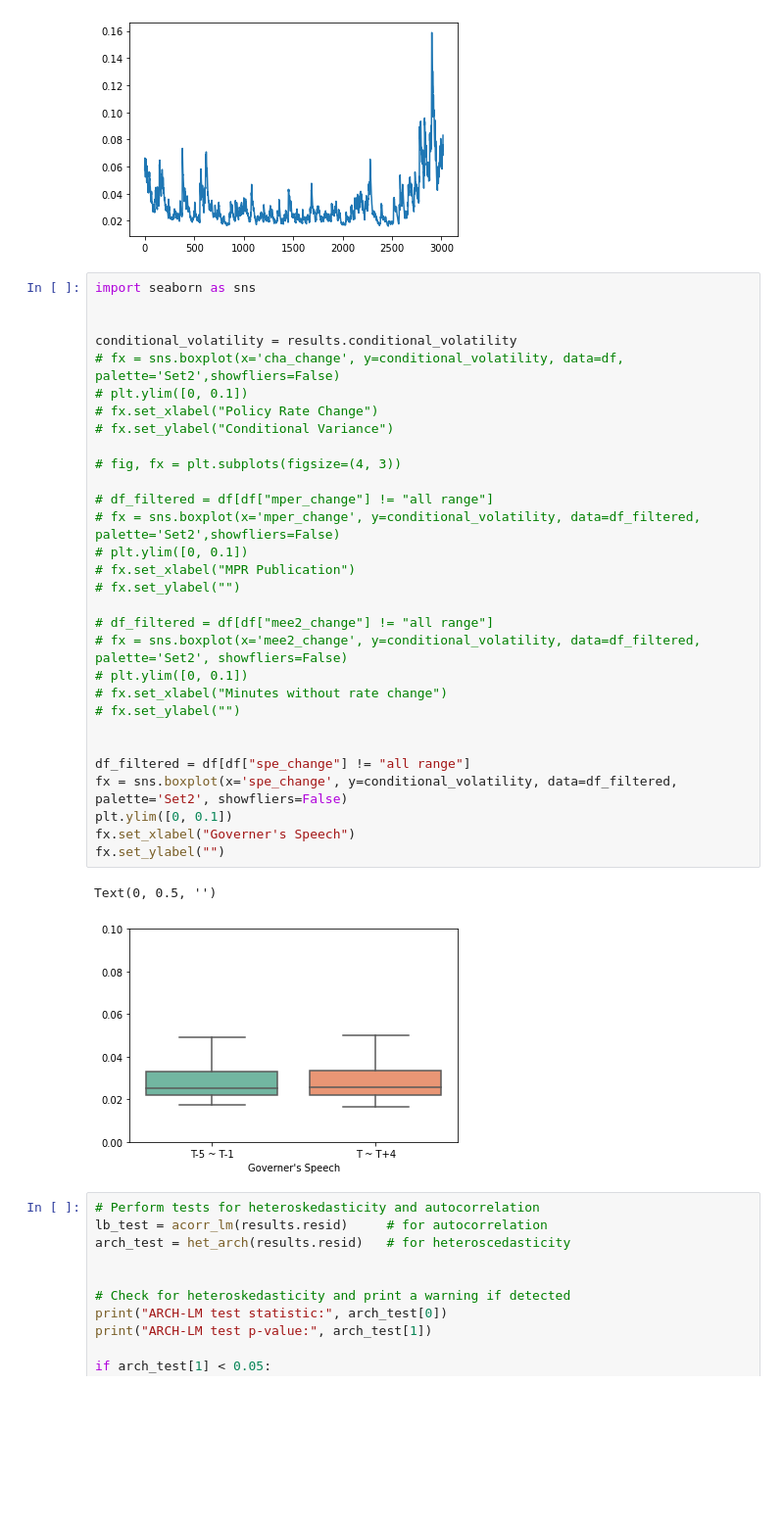
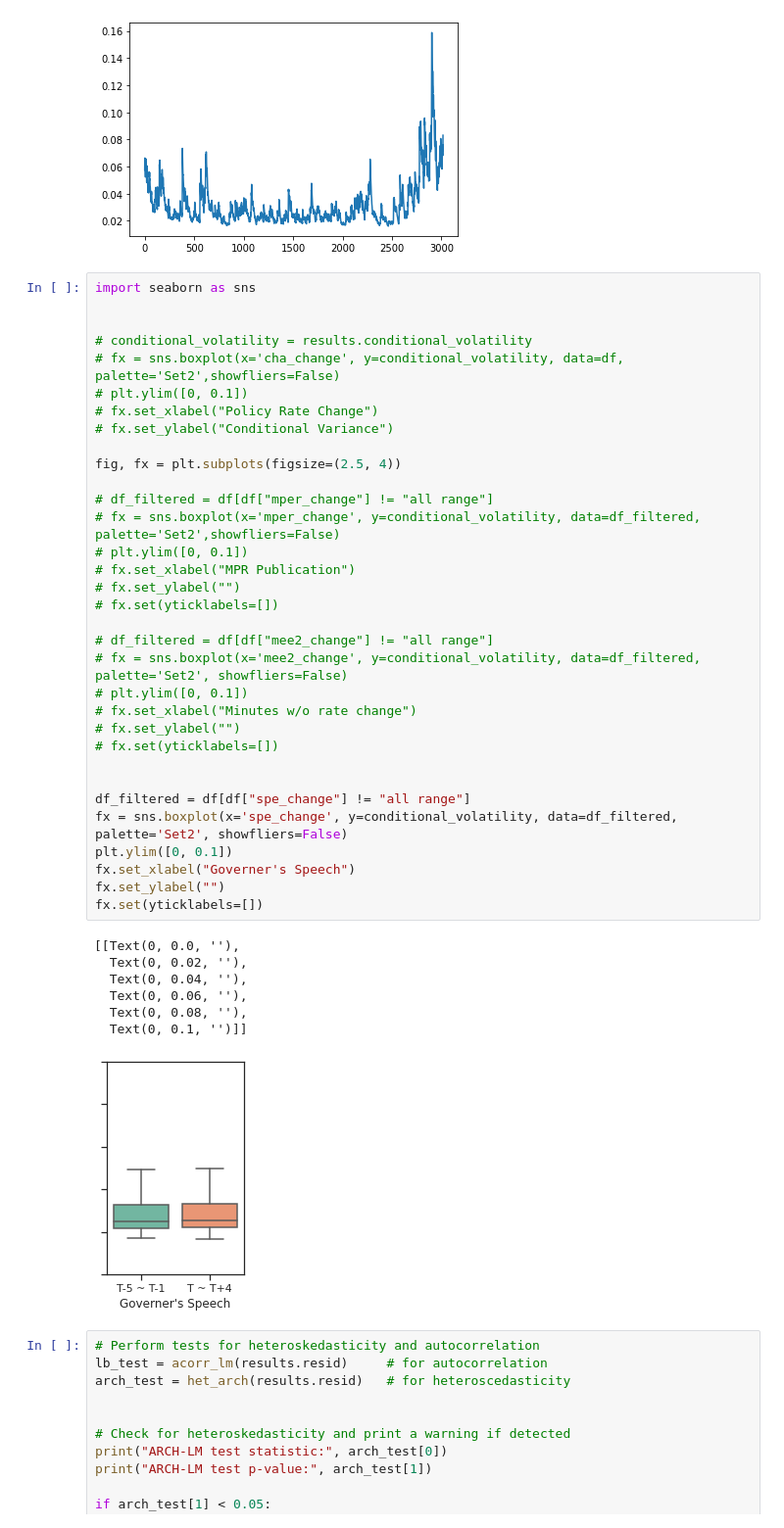
Before and after one commit to rezu98/colab, a Jupyter notebook: Untitled1.ipynb, the cells around one changed output. Shown at 98% size. Cells and saved outputs as stored; diff of their text form; blank space fills up the shorter version.

```diff
--- a/Untitled1.ipynb
+++ b/Untitled1.ipynb
@@ -252,36 +252,44 @@ plt.show()
 # %%
 import seaborn as sns
 
 
-conditional_volatility = results.conditional_volatility
+# conditional_volatility = results.conditional_volatility
 # fx = sns.boxplot(x='cha_change', y=conditional_volatility, data=df, palette='Set2',showfliers=False)
 # plt.ylim([0, 0.1])
 # fx.set_xlabel("Policy Rate Change")
 # fx.set_ylabel("Conditional Variance")
 
-# fig, fx = plt.subplots(figsize=(4, 3))
+fig, fx = plt.subplots(figsize=(2.5, 4))
 
 # df_filtered = df[df["mper_change"] != "all range"]
 # fx = sns.boxplot(x='mper_change', y=conditional_volatility, data=df_filtered, palette='Set2',showfliers=False)
 # plt.ylim([0, 0.1])
 # fx.set_xlabel("MPR Publication")
 # fx.set_ylabel("")
+# fx.set(yticklabels=[])
 
 # df_filtered = df[df["mee2_change"] != "all range"]
 # fx = sns.boxplot(x='mee2_change', y=conditional_volatility, data=df_filtered, palette='Set2', showfliers=False)
 # plt.ylim([0, 0.1])
-# fx.set_xlabel("Minutes without rate change")
+# fx.set_xlabel("Minutes w/o rate change")
 # fx.set_ylabel("")
+# fx.set(yticklabels=[])
 
 
 df_filtered = df[df["spe_change"] != "all range"]
 fx = sns.boxplot(x='spe_change', y=conditional_volatility, data=df_filtered, palette='Set2', showfliers=False)
 plt.ylim([0, 0.1])
 fx.set_xlabel("Governer's Speech")
 fx.set_ylabel("")
+fx.set(yticklabels=[])
 # %% [output]
-Text(0, 0.5, '')
+[[Text(0, 0.0, ''),
+  Text(0, 0.02, ''),
+  Text(0, 0.04, ''),
+  Text(0, 0.06, ''),
+  Text(0, 0.08, ''),
+  Text(0, 0.1, '')]]
-[figure, old version]
+[figure, new version]
 # %%
 # Perform tests for heteroskedasticity and autocorrelation
 lb_test = acorr_lm(results.resid)     # for autocorrelation
```
